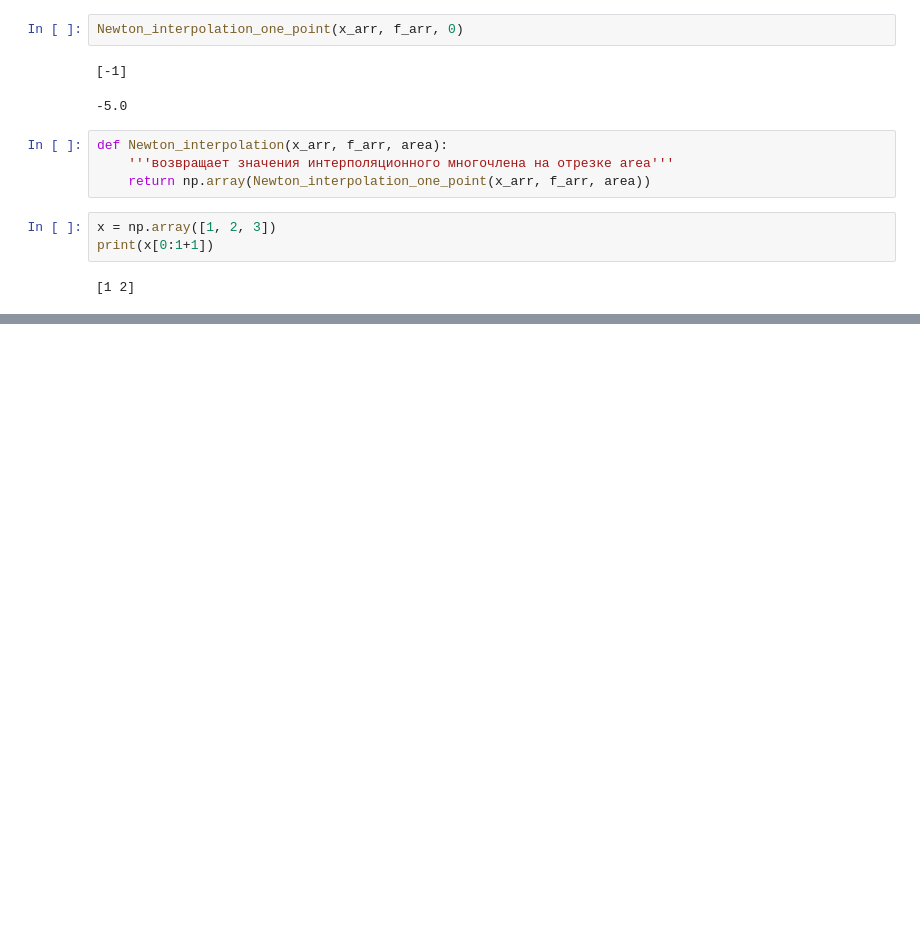
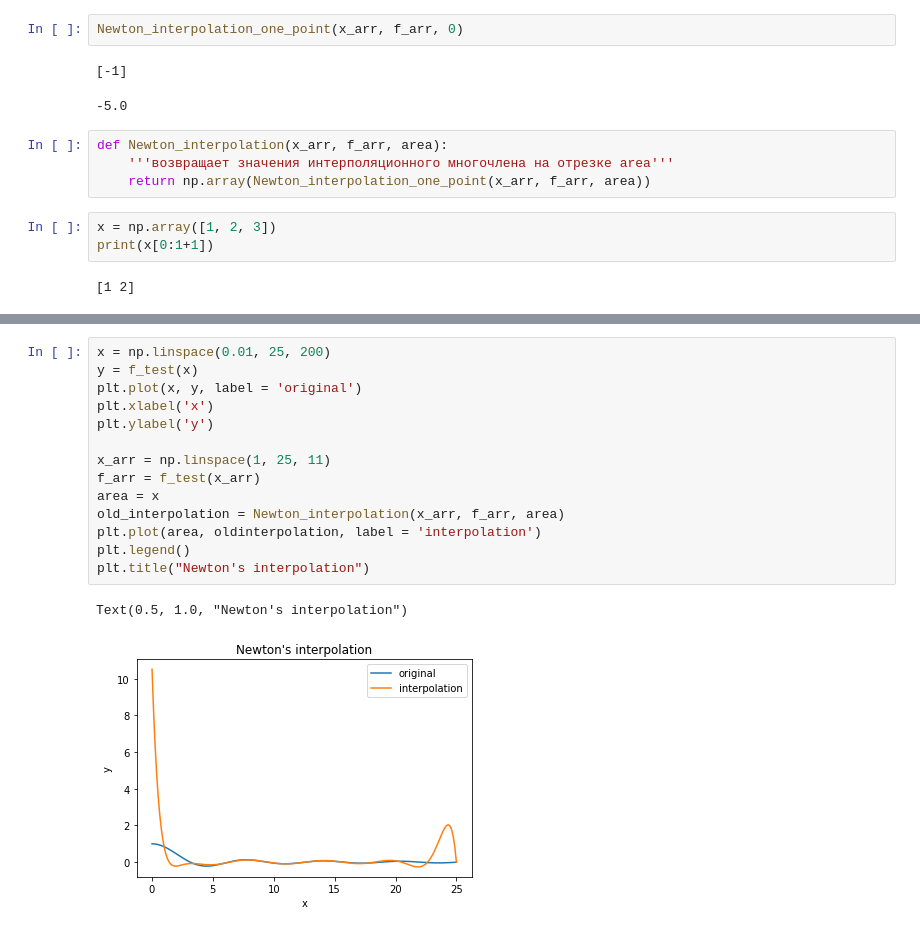
Before and after one commit to ivan-shargin/Math_labs, a Jupyter notebook: Lab_4.ipynb, the cells around one changed output, grey strips where cells are left out. Saved outputs shown, nothing was run; the diff lists cells and outputs as text; blank space fills up the shorter version.

```diff
--- a/Lab_4.ipynb
+++ b/Lab_4.ipynb
@@ -107,0 +125,17 @@ plt.plot(area, interpolation)
+# %%
+x = np.linspace(0.01, 25, 200)
+y = f_test(x)
+plt.plot(x, y, label = 'original')
+plt.xlabel('x')
+plt.ylabel('y')
+
+x_arr = np.linspace(1, 25, 11)
+f_arr = f_test(x_arr)
+area = x
+old_interpolation = Newton_interpolation(x_arr, f_arr, area)
+plt.plot(area, oldinterpolation, label = 'interpolation')
+plt.legend()
+plt.title("Newton's interpolation")
+# %% [output]
+Text(0.5, 1.0, "Newton's interpolation")
+[figure, added]
```
Also changed, not shown: parts of 6 cells of this notebook.
